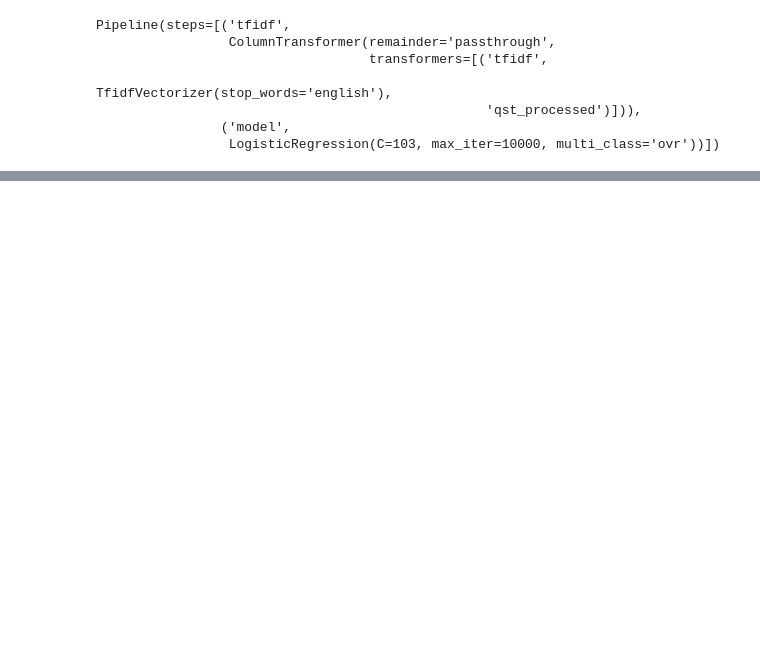
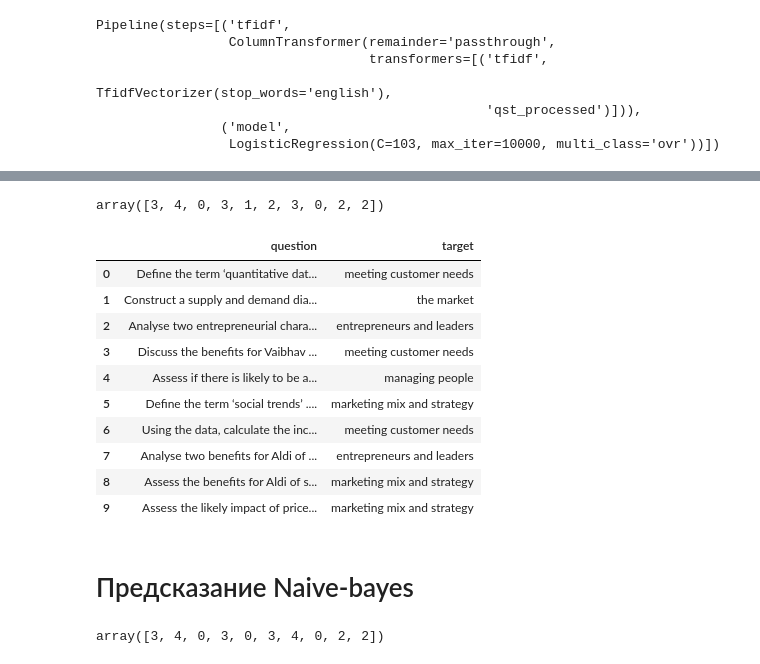
Before and after one commit to yanaverina/AI-YP-24-16-9.-A-level-, a Jupyter notebook: pipeline.ipynb, the cells around one changed output, grey strips where cells are left out. Saved outputs shown, nothing was run; the diff lists cells and outputs as text; code cells hidden in the pictures; blank space fills up the shorter version.

```diff
--- a/pipeline.ipynb
+++ b/pipeline.ipynb
@@ -102,0 +115,26 @@ ROC_AUC 0.9361094490518383
+# %%
+questions_full = new_questions['question']
+# %%
+new_questions.drop(columns=['question', 'file'], inplace=True)
+# %%
+new_qst_pred = pipeline.predict(new_questions)
+# %%
+new_qst_pred
+# %% [output]
+array([3, 4, 0, 3, 1, 2, 3, 0, 2, 2])
+# %%
+qst_to_target = pd.DataFrame(data=list(zip(questions_full, encoder.inverse_transform(new_qst_pred))), columns=['question', 'target'])
+# %%
+qst_to_target
+# %% [output]
+|  | question | target |
+| 0 | Define the term ‘quantitative dat... | meeting customer needs |
+| 1 | Construct a supply and demand dia... | the market |
+| 2 | Analyse two entrepreneurial chara... | entrepreneurs and leaders |
+| 3 | Discuss the benefits for Vaibhav ... | meeting customer needs |
+| 4 | Assess if there is likely to be a... | managing people |
+| 5 | Define the term ‘social trends’ .... | marketing mix and strategy |
+| 6 | Using the data, calculate the inc... | meeting customer needs |
+| 7 | Analyse two benefits for Aldi of ... | entrepreneurs and leaders |
+| 8 | Assess the benefits for Aldi of s... | marketing mix and strategy |
+| 9 | Assess the likely impact of price... | marketing mix and strategy |
@@ -102,0 +143,2 @@ ROC_AUC 0.9361094490518383
+# %% [markdown]
+# Предсказание Naive-bayes
@@ -102,0 +152,4 @@ ROC_AUC 0.9361094490518383
+# %%
+new_qst_bayes_pred
+# %% [output]
+array([3, 4, 0, 3, 0, 3, 4, 0, 2, 2])
```
Also changed, not shown: parts of 15 cells of this notebook, 5 other files.
